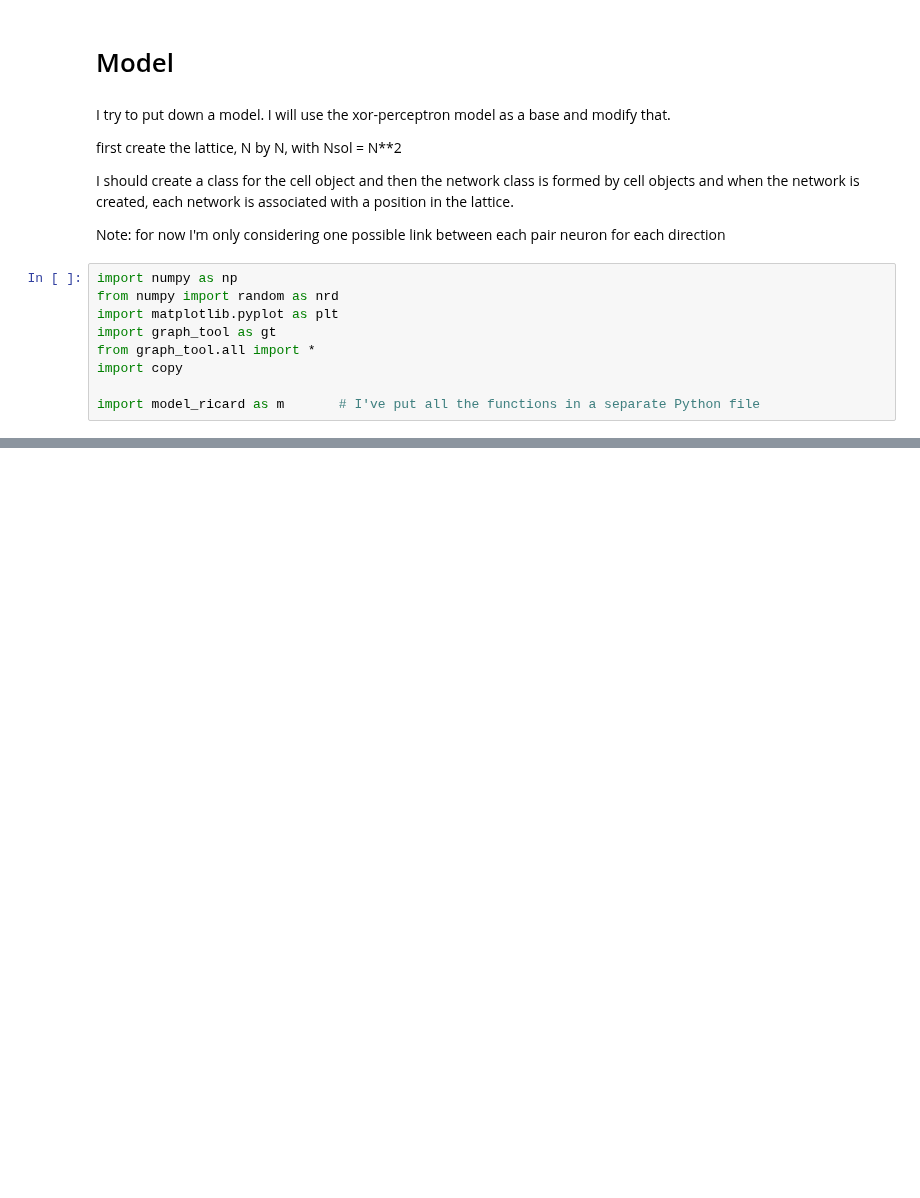
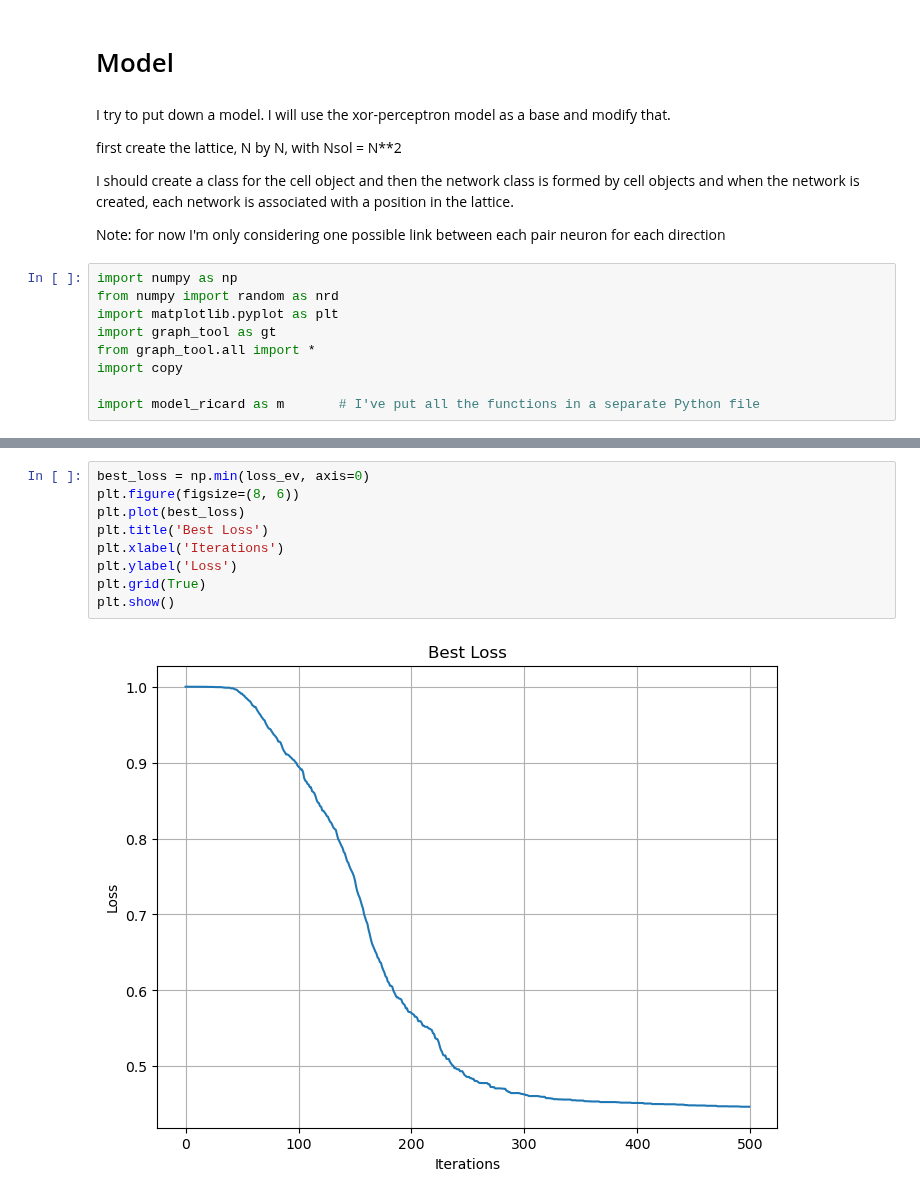
Before and after one commit to pietromalagoli/NeuronEvolution, a Jupyter notebook: main/model_ricard.ipynb, the cells around one changed output, grey strips where cells are left out. Saved outputs shown, nothing was run; the diff lists cells and outputs as text; blank space fills up the shorter version.

```diff
--- a/main/model_ricard.ipynb
+++ b/main/model_ricard.ipynb
@@ -227,0 +232,11 @@ plt.show()
+# %%
+best_loss = np.min(loss_ev, axis=0)
+plt.figure(figsize=(8, 6))
+plt.plot(best_loss)
+plt.title('Best Loss')
+plt.xlabel('Iterations')
+plt.ylabel('Loss')
+plt.grid(True)
+plt.show()
+# %% [output]
+[figure, added]
```
Also changed, not shown: parts of 15 cells of this notebook.
